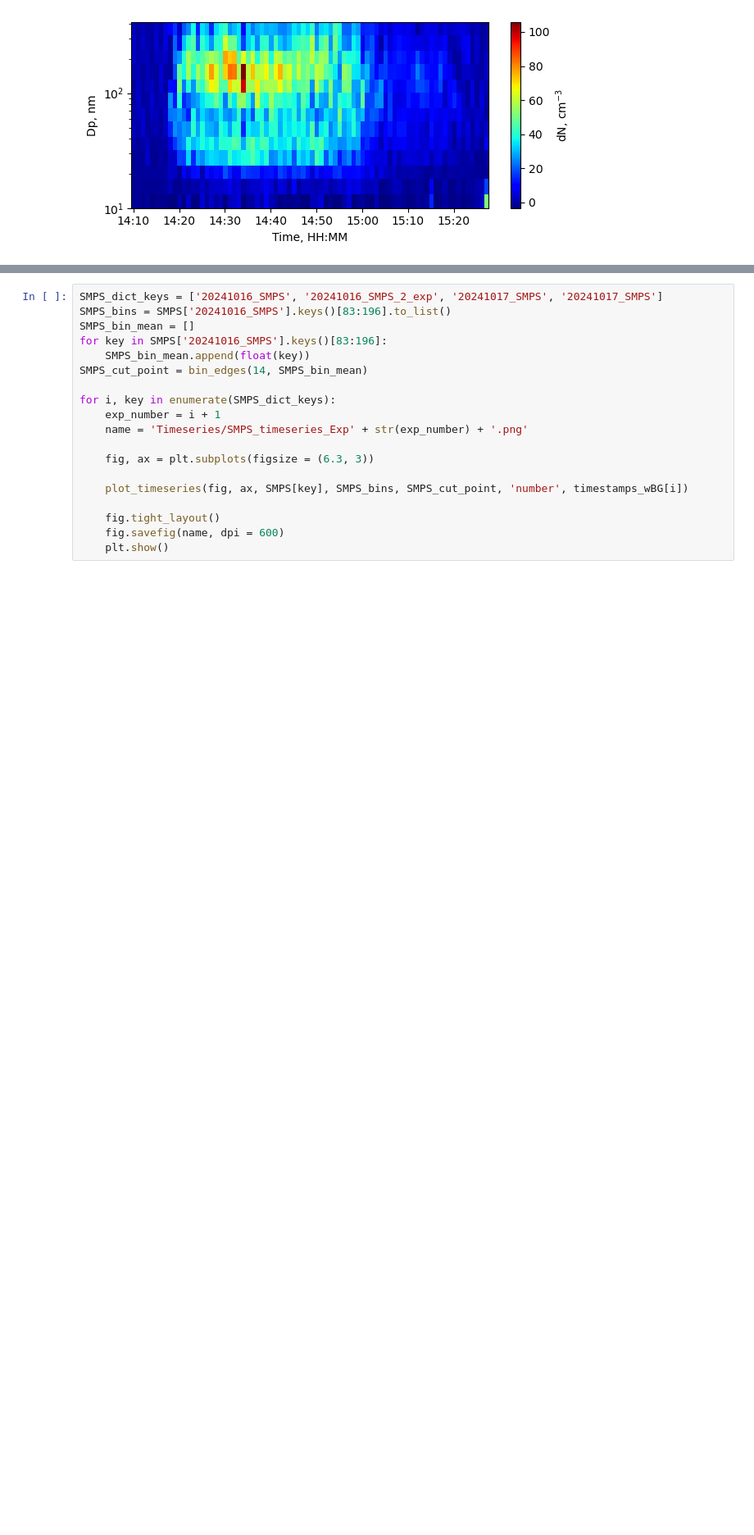
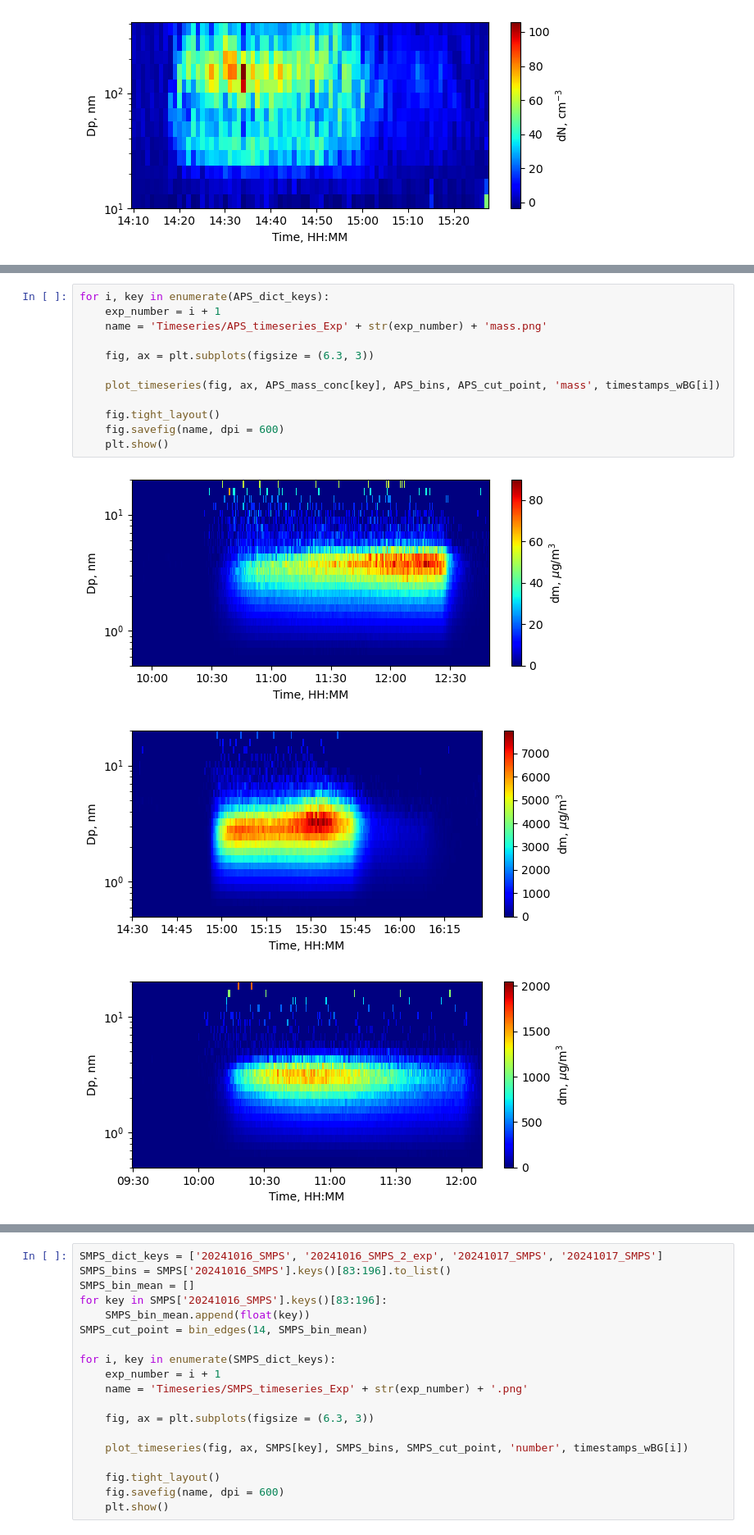
Before and after one commit to Normann25/Master-thesis, a Jupyter notebook: Lund Brake Wear/Timeseries.ipynb, the cells around one changed output, grey strips where cells are left out. Shown at 82% size. Cells and saved outputs as stored; diff of their text form; blank space fills up the shorter version.

```diff
--- a/Lund Brake Wear/Timeseries.ipynb
+++ b/Lund Brake Wear/Timeseries.ipynb
@@ -153,3 +158,19 @@ for i, key in enumerate(APS_dict_keys):
 [figure]
 [figure]
 [figure]
+# %%
+for i, key in enumerate(APS_dict_keys):
+    exp_number = i + 1
+    name = 'Timeseries/APS_timeseries_Exp' + str(exp_number) + 'mass.png'
+
+    fig, ax = plt.subplots(figsize = (6.3, 3))
+
+    plot_timeseries(fig, ax, APS_mass_conc[key], APS_bins, APS_cut_point, 'mass', timestamps_wBG[i])
+
+    fig.tight_layout()
+    fig.savefig(name, dpi = 600)
+    plt.show()
+# %% [output]
+[figure, added]
+[figure, added]
+[figure, added]
```
Also changed, not shown: parts of 3 cells of this notebook, 5 other files.
